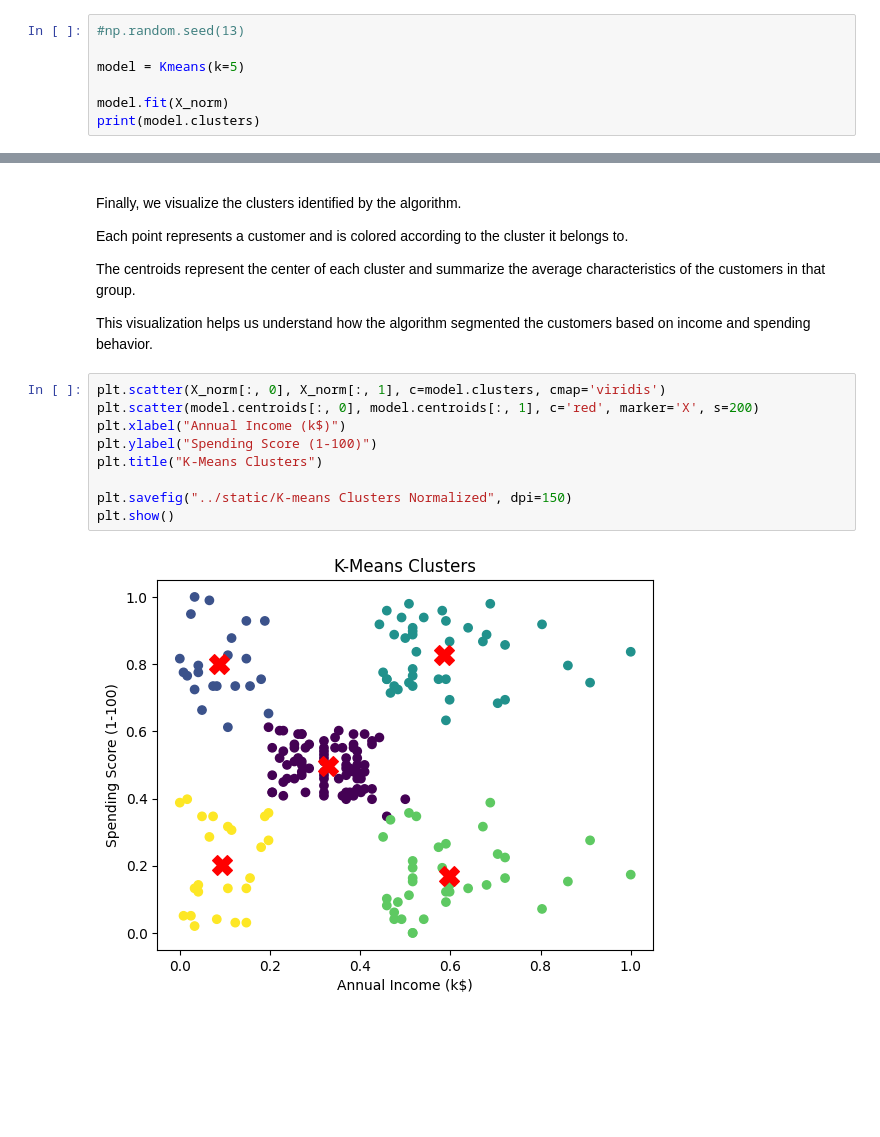
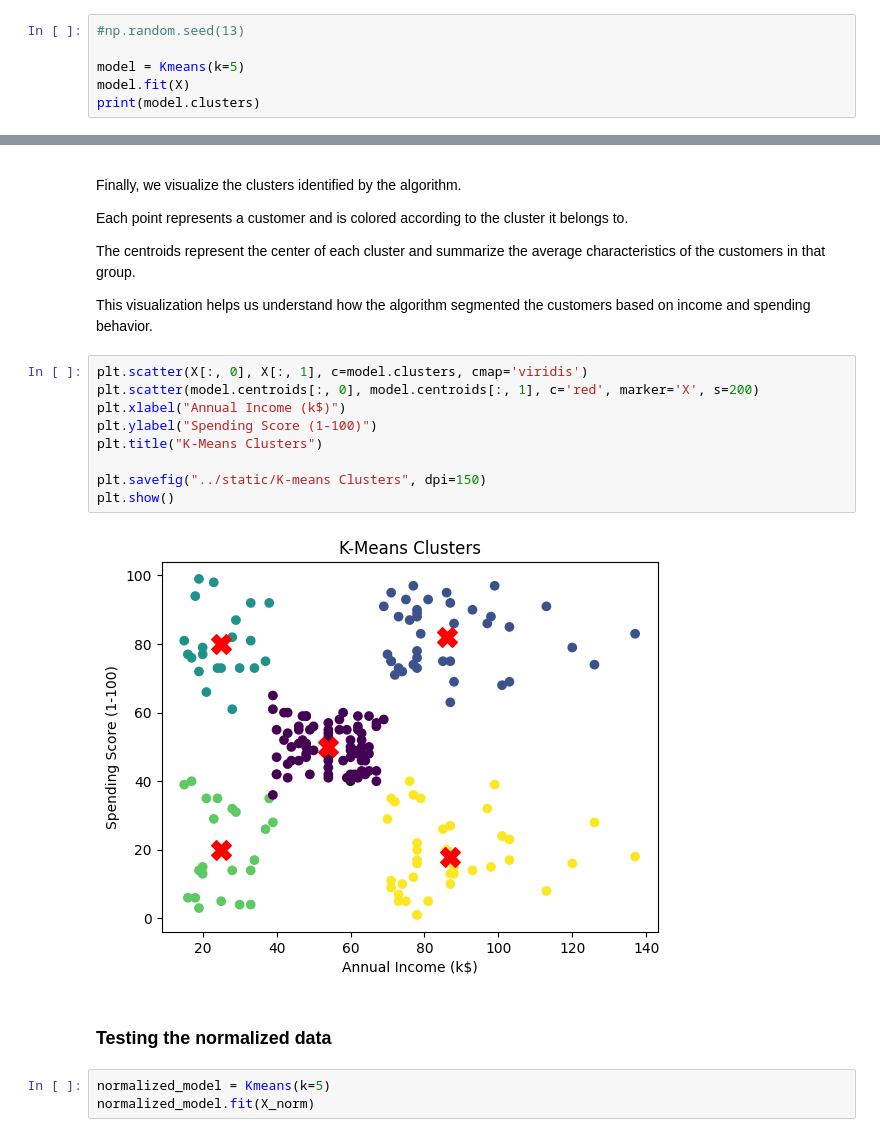
Before and after one commit to arturcatao/kmeans-from-scratch, a Jupyter notebook: notebooks/exploratory_data_analysis.ipynb, the cells around one changed output, grey strips where cells are left out. Saved outputs shown, nothing was run; the diff lists cells and outputs as text; blank space fills up the shorter version.

Commit message:
chore: Testing the default dataset and normalized dataset

```diff
--- a/notebooks/exploratory_data_analysis.ipynb
+++ b/notebooks/exploratory_data_analysis.ipynb
@@ -161,7 +161,6 @@ from kmeans import Kmeans
 #np.random.seed(13)
 
 model = Kmeans(k=5)
-
-model.fit(X_norm)
+model.fit(X)
 print(model.clusters)
 # %% [output]
@@ -182,13 +181,18 @@ The centroids represent the center of each cluster and summarize the average cha
 
 This visualization helps us understand how the algorithm segmented the customers based on income and spending behavior.
 # %%
-plt.scatter(X_norm[:, 0], X_norm[:, 1], c=model.clusters, cmap='viridis')
+plt.scatter(X[:, 0], X[:, 1], c=model.clusters, cmap='viridis')
 plt.scatter(model.centroids[:, 0], model.centroids[:, 1], c='red', marker='X', s=200)
 plt.xlabel("Annual Income (k$)")
 plt.ylabel("Spending Score (1-100)")
 plt.title("K-Means Clusters")
 
-plt.savefig("../static/K-means Clusters Normalized", dpi=150)
+plt.savefig("../static/K-means Clusters", dpi=150)
 plt.show()
 # %% [output]
-[figure, old version]
+[figure, new version]
+# %% [markdown]
+### Testing the normalized data
+# %%
+normalized_model = Kmeans(k=5)
+normalized_model.fit(X_norm)
```
Also changed, not shown: parts of 2 cells of this notebook, 2 other files.
